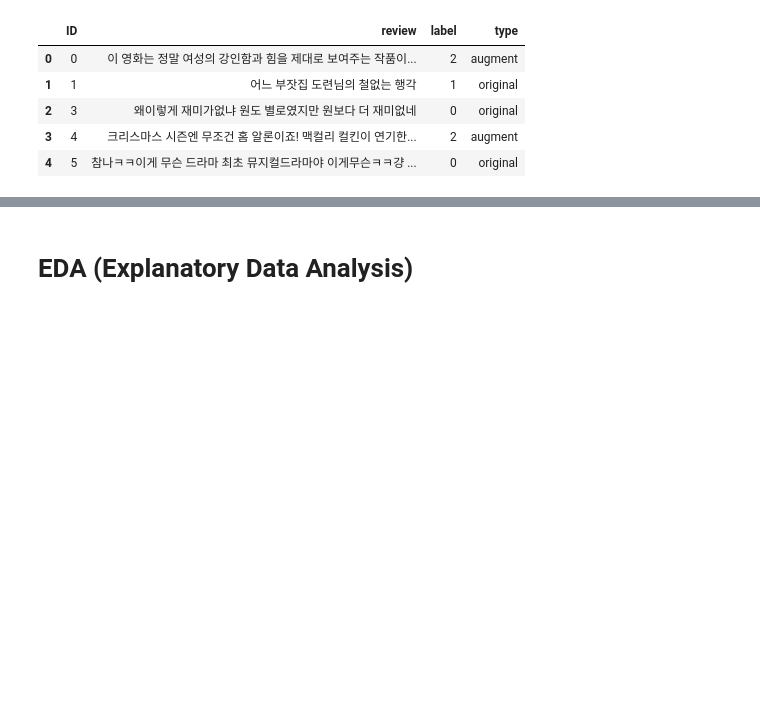
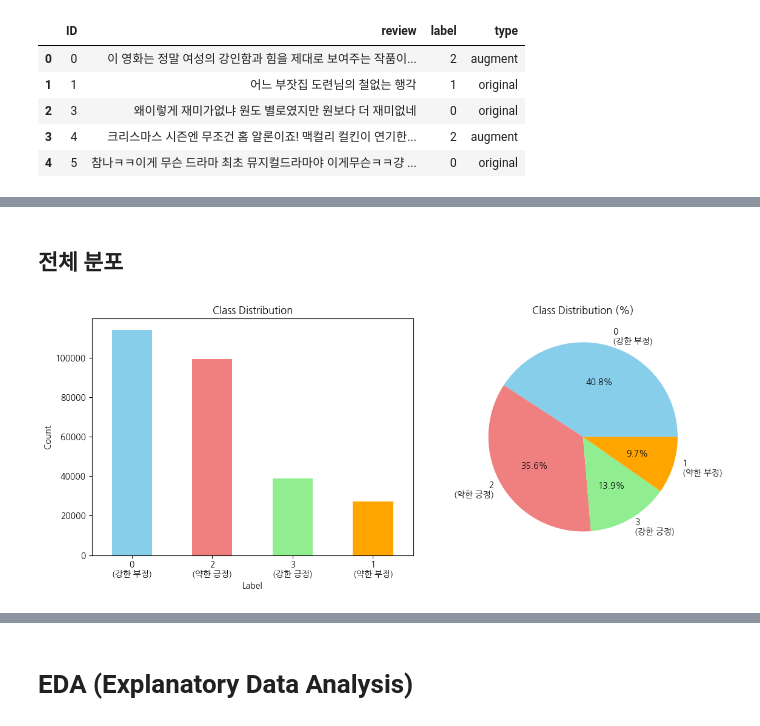
Before and after one commit to JaeyeonBang/boostcamp_project_1, a Jupyter notebook: baseline_code.ipynb, the cells around one changed output, grey strips where cells are left out. Cells and saved outputs as stored; diff of their text form; code cells hidden in the pictures; blank space fills up the shorter version.

```diff
--- a/baseline_code.ipynb
+++ b/baseline_code.ipynb
@@ -119,0 +551,15 @@ df.head()
+# %%
+# 클래스 분포 분석
+class_counts = df["label"].value_counts()
+class_percentages = df["label"].value_counts(normalize=True) * 100
+
+print("Class Distribution:")
+print(class_counts)
+print("\nClass percentages:")
+for label, percentage in class_percentages.items():
+    print(f"{label} ({LABEL_MAPPING[label]}): {percentage:.2f}%")
+
+# 클래스 불균형 체크
+imbalance_ratio = class_percentages.max() / class_percentages.min()
+print(f"\nImbalance ratio: {imbalance_ratio:.2f}")
+print("⚠️ Imbalanced" if imbalance_ratio > 3 else "✅ Balanced")
@@ -119,0 +583,33 @@ df.head()
+# %% [markdown]
+## 전체 분포
+# %%
+# 시각화
+plt.figure(figsize=(12, 5))
+colors = ["skyblue", "lightcoral", "lightgreen", "orange"]
+
+plt.subplot(1, 2, 1)
+class_counts.plot(kind="bar", color=colors[: len(class_counts)])
+plt.title("Class Distribution")
+plt.xlabel("Label")
+plt.ylabel("Count")
+plt.xticks(rotation=0)
+# Add label mapping to x-axis
+ax = plt.gca()
+ax.set_xticklabels(
+    [f"{label}\n({LABEL_MAPPING[label]})" for label in class_counts.index]
+)
+
+plt.subplot(1, 2, 2)
+pie_labels = [f"{label}\n({LABEL_MAPPING[label]})" for label in class_counts.index]
+plt.pie(
+    class_counts.values,
+    labels=pie_labels,
+    autopct="%1.1f%%",
+    colors=colors[: len(class_counts)],
+)
+plt.title("Class Distribution (%)")
+
+plt.tight_layout()
+plt.show()
+# %% [output]
+[figure, added]
```
Also changed, not shown: parts of 18 cells of this notebook, 4 other files.
